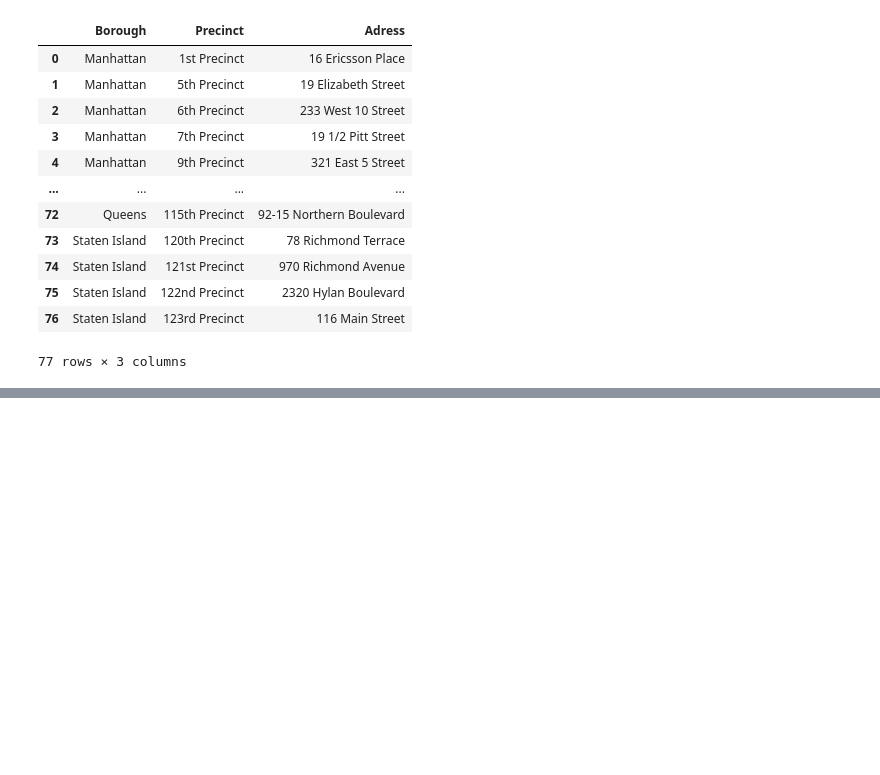
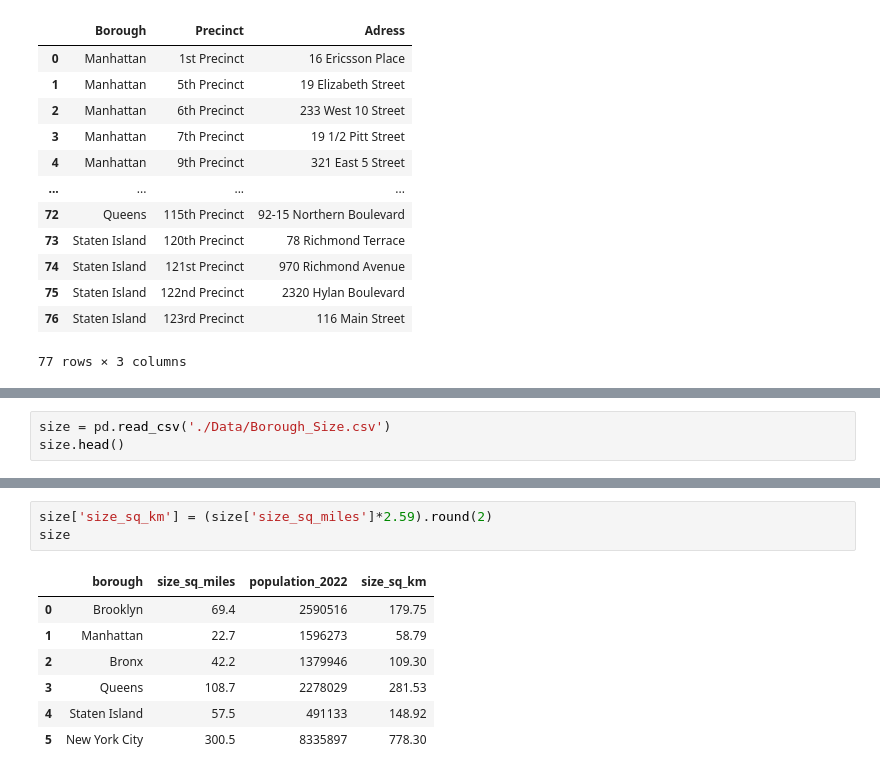
Before and after one commit to Jeff-Brady/crime_nerds, a Jupyter notebook: Notebook_Franzi.ipynb, the cells around one changed output, grey strips where cells are left out. Cells and saved outputs as stored; diff of their text form; blank space fills up the shorter version.

Commit message:
inserted size info NYC and boroughs

```diff
--- a/Notebook_Franzi.ipynb
+++ b/Notebook_Franzi.ipynb
@@ -341,0 +344,3 @@ police_st
+# %%
+size = pd.read_csv('./Data/Borough_Size.csv')
+size.head()
@@ -341,0 +377,11 @@ police_st
+# %%
+size['size_sq_km'] = (size['size_sq_miles']*2.59).round(2)
+size
+# %% [output]
+|  | borough | size_sq_miles | population_2022 | size_sq_km |
+| 0 | Brooklyn | 69.4 | 2590516 | 179.75 |
+| 1 | Manhattan | 22.7 | 1596273 | 58.79 |
+| 2 | Bronx | 42.2 | 1379946 | 109.30 |
+| 3 | Queens | 108.7 | 2278029 | 281.53 |
+| 4 | Staten Island | 57.5 | 491133 | 148.92 |
+| 5 | New York City | 300.5 | 8335897 | 778.30 |
```
Also changed, not shown: parts of 4 cells of this notebook, 2 other files.
